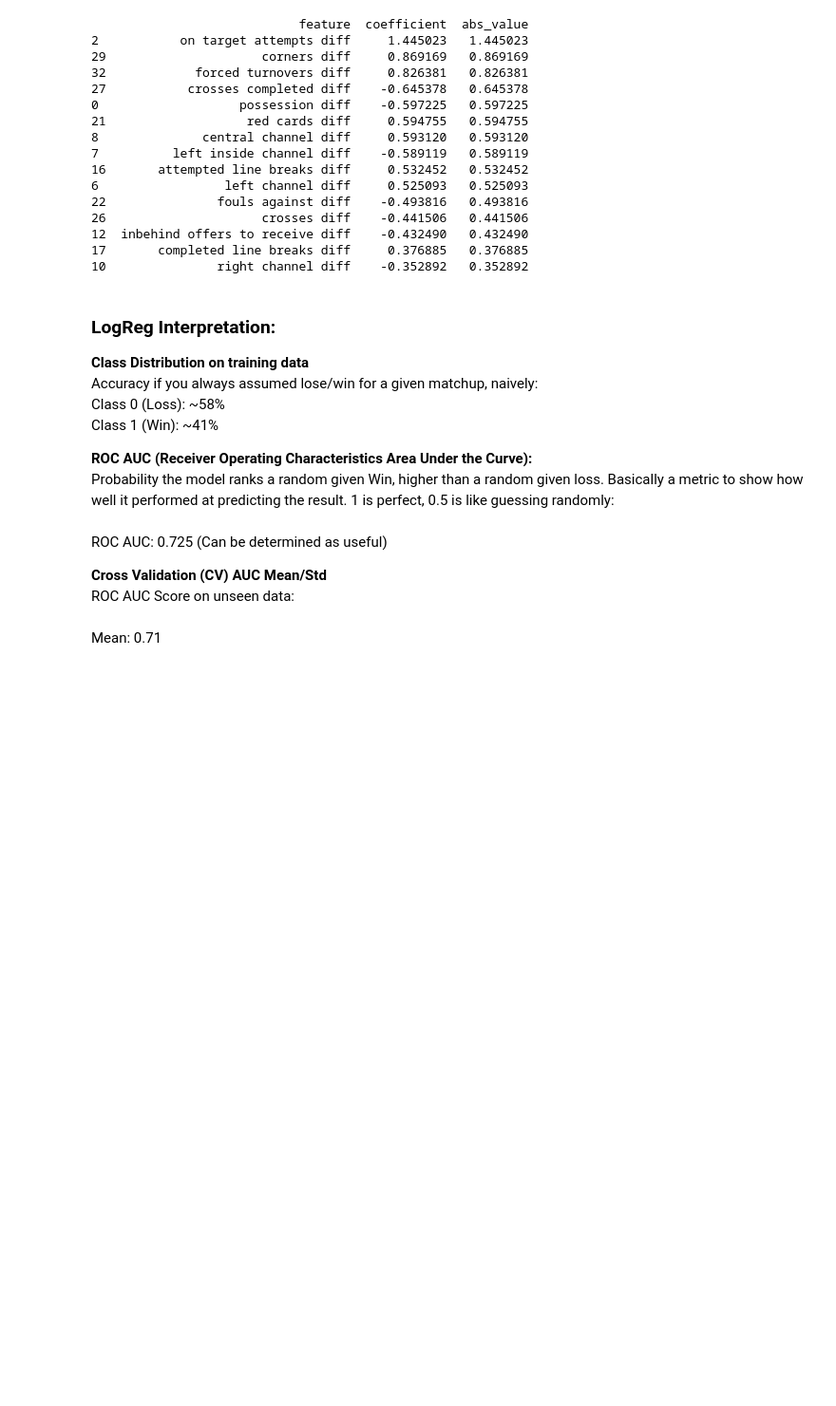
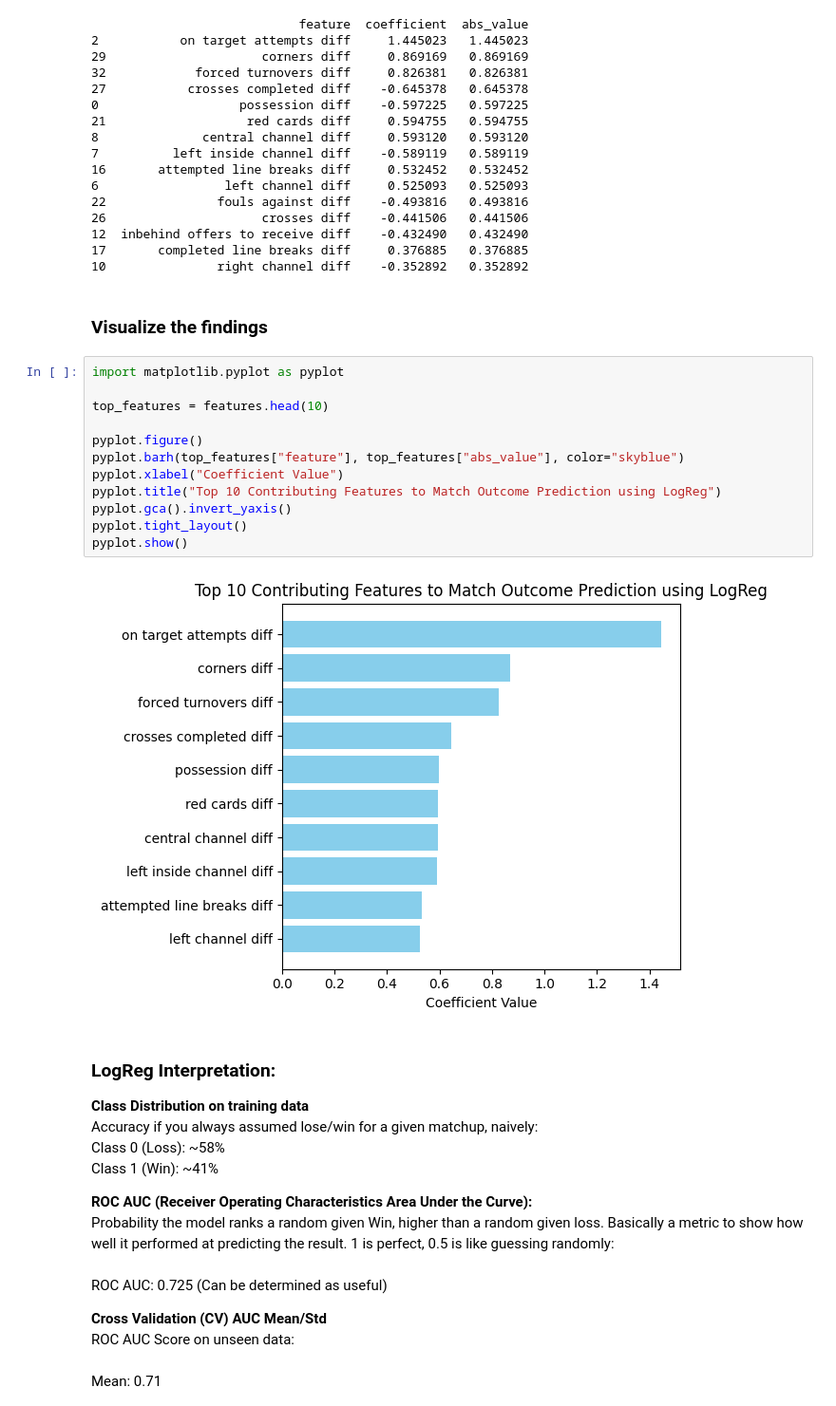
Before and after one commit to afyuu/wc_prediction, a Jupyter notebook: models.ipynb, the cells around one changed output. Shown: that part at 95% size. Drawn from its saved outputs; the diff is of its cells as text; blank space fills up the shorter version.

```diff
--- a/models.ipynb
+++ b/models.ipynb
@@ -154,6 +154,22 @@ print(features.head(15))
 12  inbehind offers to receive diff    -0.432490   0.432490
 17       completed line breaks diff     0.376885   0.376885
 10               right channel diff    -0.352892   0.352892
+# %% [markdown]
+### Visualize the findings
+# %%
+import matplotlib.pyplot as pyplot
+
+top_features = features.head(10)
+
+pyplot.figure()
+pyplot.barh(top_features["feature"], top_features["abs_value"], color="skyblue")
+pyplot.xlabel("Coefficient Value")
+pyplot.title("Top 10 Contributing Features to Match Outcome Prediction using LogReg")
+pyplot.gca().invert_yaxis()
+pyplot.tight_layout()
+pyplot.show()
+# %% [output]
+[figure, added]
 # %% [markdown]
 ### LogReg Interpretation:
 
```
Also changed, not shown: parts of 6 cells of this notebook, 1 other file.
